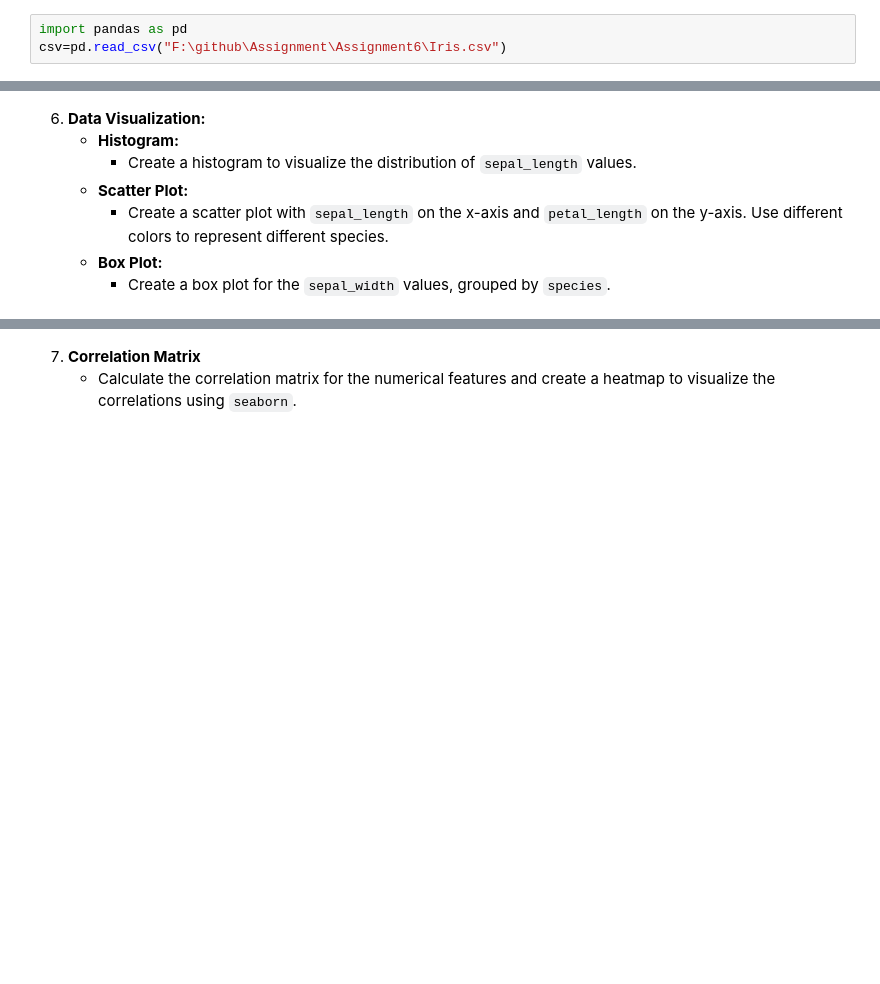
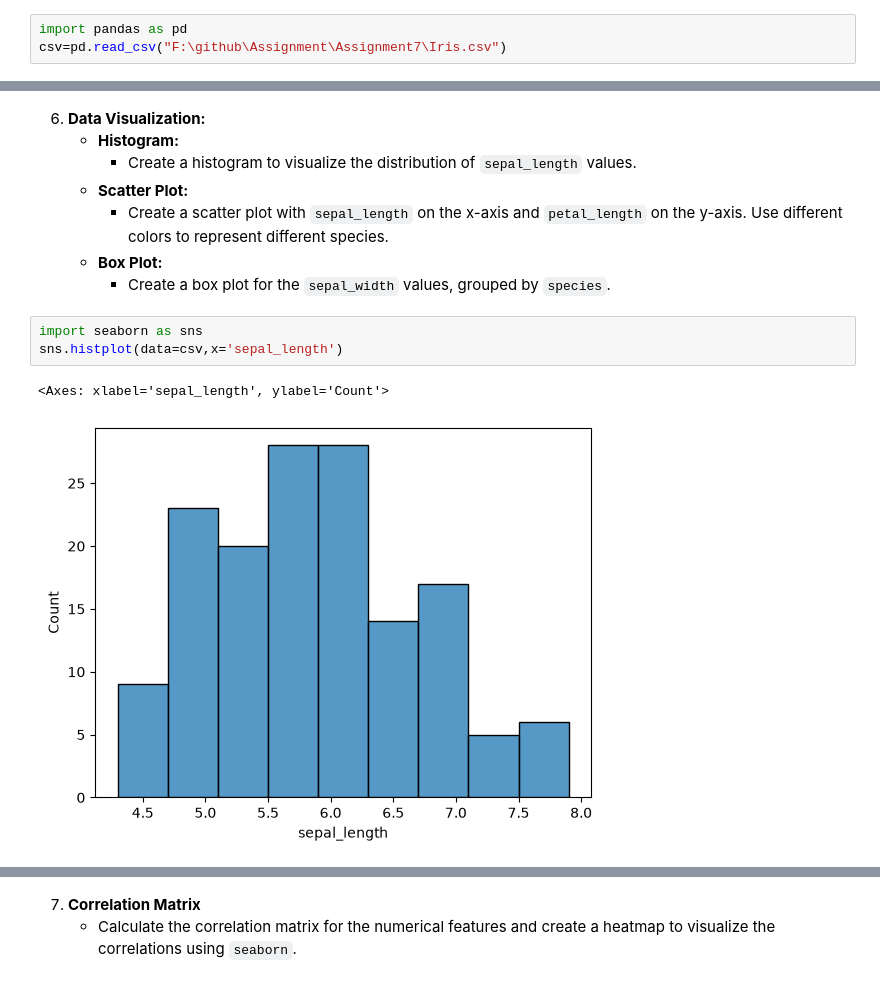
Before and after one commit to abinhyanmikha/Data-Science, a Jupyter notebook: Assignment/Assignment7/Assignment-07_Sep11.ipynb, the cells around one changed output, grey strips where cells are left out. Saved outputs shown, nothing was run; the diff lists cells and outputs as text; blank space fills up the shorter version.

```diff
--- a/Assignment/Assignment7/Assignment-07_Sep11.ipynb
+++ b/Assignment/Assignment7/Assignment-07_Sep11.ipynb
@@ -11,7 +11,7 @@ Use the [Iris Species dataset](https://www.kaggle.com/uciml/iris) from Kaggle, w
    - Display the first 5 rows of the dataset.
 # %%
 import pandas as pd
-csv=pd.read_csv("F:\github\Assignment\Assignment6\Iris.csv")
+csv=pd.read_csv("F:\github\Assignment\Assignment7\Iris.csv")
 # %%
 csv.head()
 # %% [output]
@@ -128,3 +162,9 @@ Name: sepal_length, Length: 150, dtype: bool
      - Create a scatter plot with `sepal_length` on the x-axis and `petal_length` on the y-axis. Use different colors to represent different species.
    - **Box Plot:**
      - Create a box plot for the `sepal_width` values, grouped by `species`.
+# %%
+import seaborn as sns
+sns.histplot(data=csv,x='sepal_length')
+# %% [output]
+<Axes: xlabel='sepal_length', ylabel='Count'>
+[figure, added]
```
Also changed, not shown: parts of 13 cells of this notebook, 1 other file.
